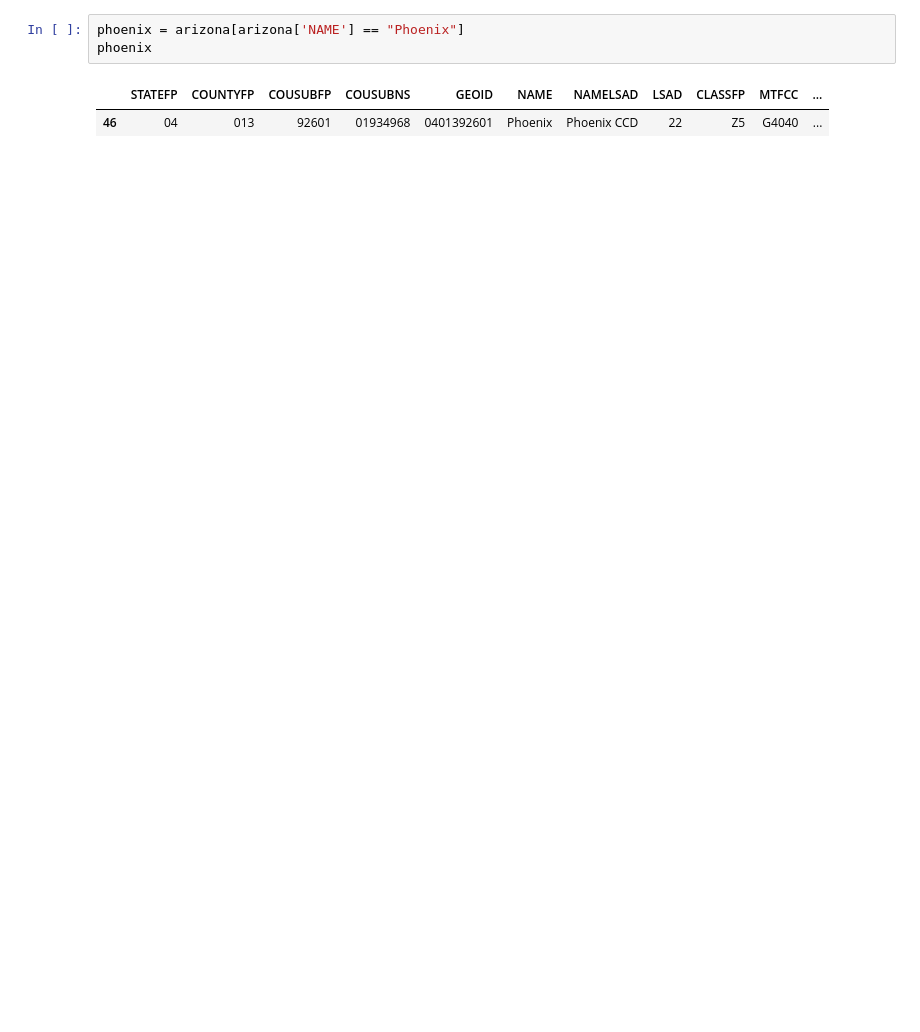
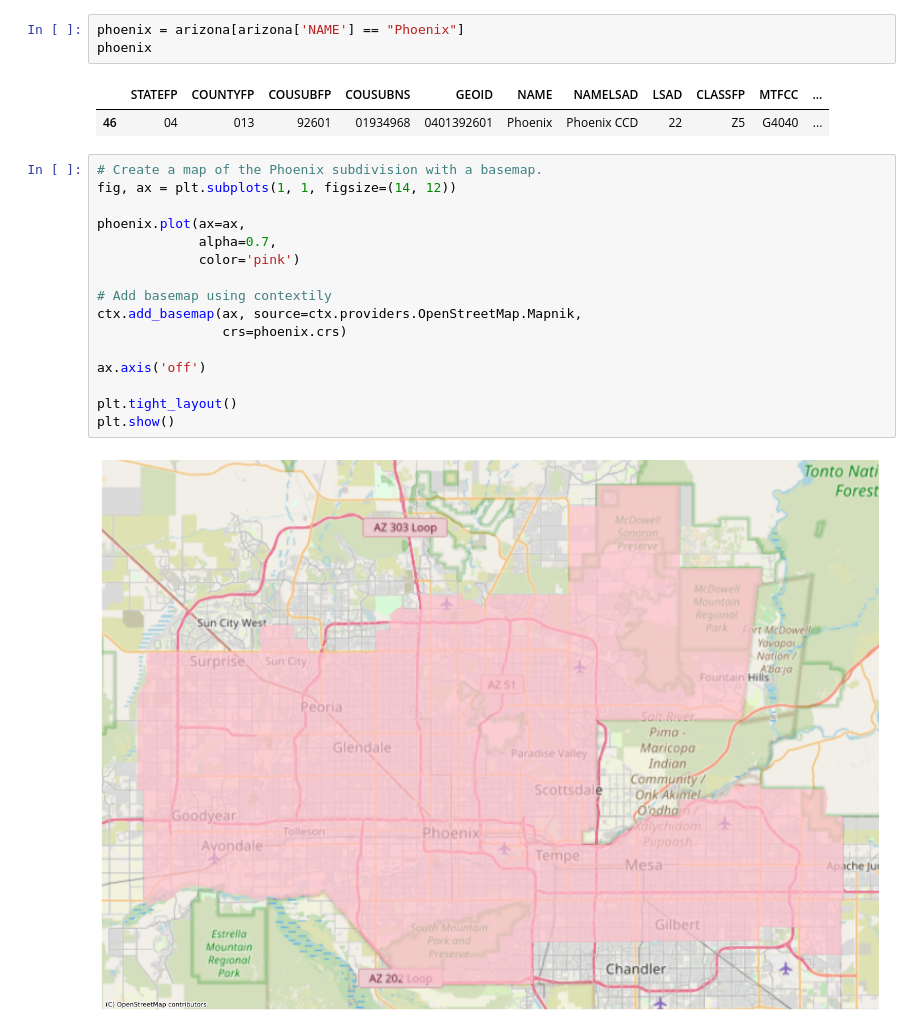
Before and after one commit to jaslynmiura/eds220-phoenix-biodiversity, a Jupyter notebook: final-task2-phoenix-biodiversity-MIURA.ipynb, the cells around one changed output. Drawn from its saved outputs; the diff is of its cells as text; blank space fills up the shorter version.

```diff
--- a/final-task2-phoenix-biodiversity-MIURA.ipynb
+++ b/final-task2-phoenix-biodiversity-MIURA.ipynb
@@ -107,4 +140,22 @@ phoenix
 # %% [output]
 |  | STATEFP | COUNTYFP | COUSUBFP | COUSUBNS | GEOID | NAME | NAMELSAD | LSAD | CLASSFP | MTFCC | ... |
 | 46 | 04 | 013 | 92601 | 01934968 | 0401392601 | Phoenix | Phoenix CCD | 22 | Z5 | G4040 | ... |
+# %%
+# Create a map of the Phoenix subdivision with a basemap.
+fig, ax = plt.subplots(1, 1, figsize=(14, 12))
+
+phoenix.plot(ax=ax,
+             alpha=0.7,
+             color='pink')
+
+# Add basemap using contextily
+ctx.add_basemap(ax, source=ctx.providers.OpenStreetMap.Mapnik,
+                crs=phoenix.crs)
+
+ax.axis('off')
+
+plt.tight_layout()
+plt.show()
+# %% [output]
+[figure, added]
 # %%
```
Also changed, not shown: parts of 20 cells of this notebook.
